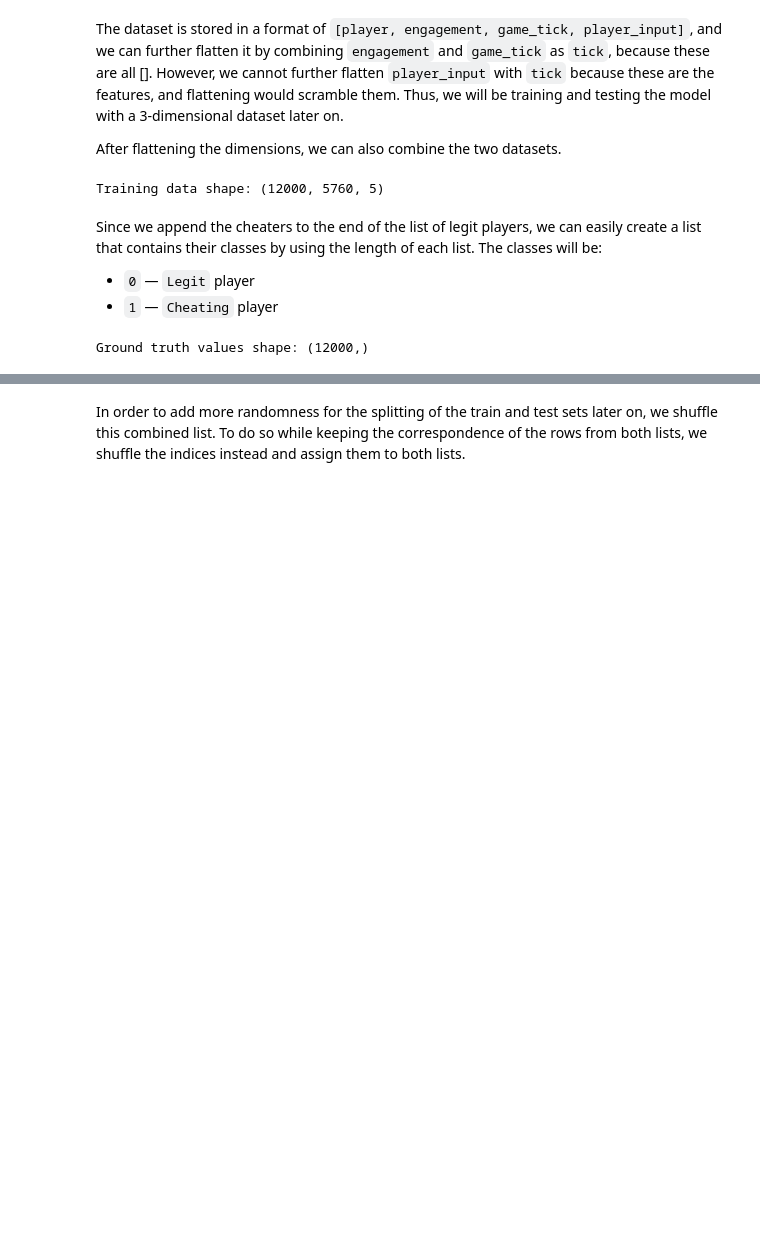
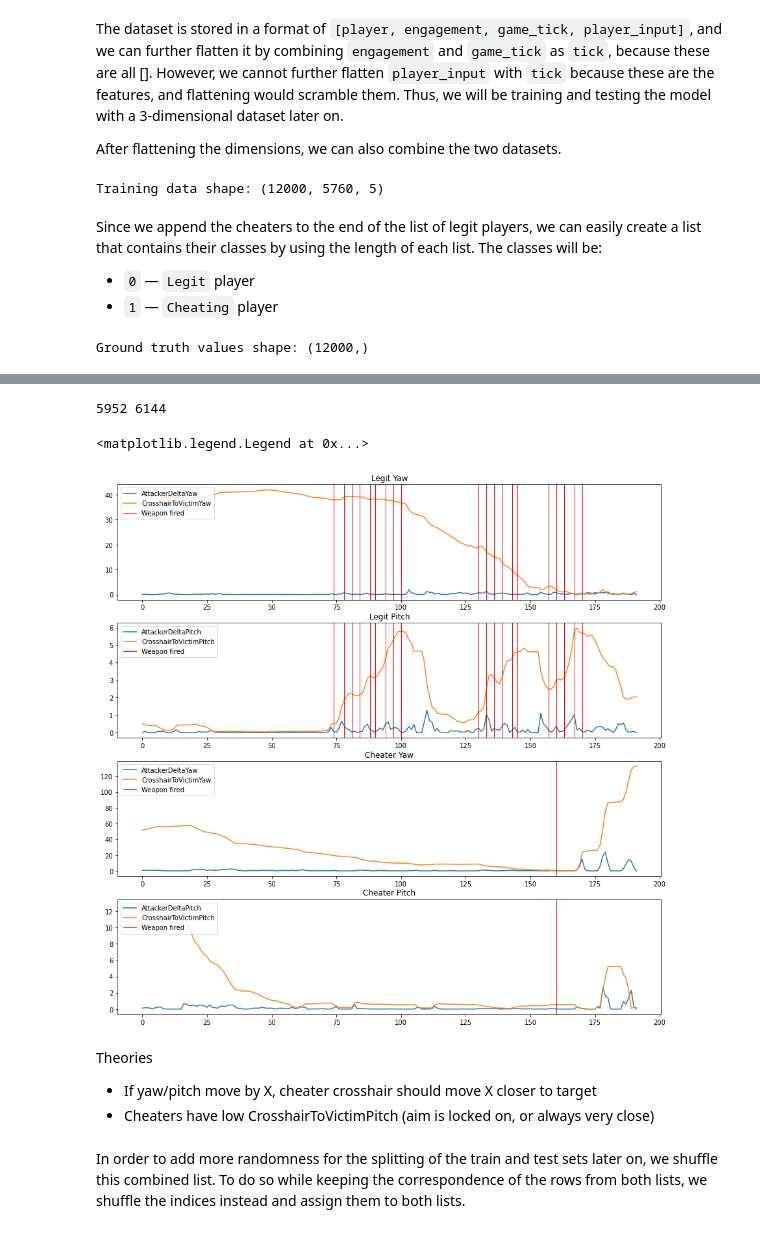
Before and after one commit to Janicon/stintsy-csgo, a Jupyter notebook: STINSTY MP.ipynb, the cells around one changed output, grey strips where cells are left out. Saved outputs shown, nothing was run; the diff lists cells and outputs as text; code cells hidden in the pictures; blank space fills up the shorter version.

```diff
--- a/STINSTY MP.ipynb
+++ b/STINSTY MP.ipynb
@@ -80,0 +166,3 @@ Ground truth values shape: (12000,)
+# %%
+legit_df = legit_df.abs()
+cheaters_df = cheaters_df.abs()
@@ -81,3 +193,69 @@ Ground truth values shape: (12000,)
+# %%
+#Choose which player (0 - 1999)
+player = 1
+
+# Choose which engagement (0 - 29)
+engagement = 1
+
+# Set index for retrieval
+start = (player * 5760) + (engagement * 192)
+end = (player * 5760) + ((engagement + 1) * 192)
+print(start, end)
+
+# Gets specific player engagement
+legit = legit_df.iloc[start:end]
+cheater = cheaters_df.iloc[start:end]
+
+# Converts timestamp to align with actual time instead of dataset
+if(start > 0):
+    legit.set_index((legit.index.get_level_values('Game Tick') / engagement - 192), 'Game Tick', inplace=True)
+    cheater.set_index((cheater.index.get_level_values('Game Tick') / engagement - 192), 'Game Tick', inplace=True)
+
+# Gets timestamps of when players fired
+legit_firing = legit[legit['Firing'] == 1]
+cheater_firing = cheater[cheater['Firing'] == 1]
+
+fig = plt.figure(figsize=(15,15))
+
+ax1 = fig.add_subplot(411)
+ax1.set_title('Legit Yaw')
+plt.plot(legit['AttackerDeltaYaw'], label='AttackerDeltaYaw')
+plt.plot(legit['CrosshairToVictimYaw'], label='CrosshairToVictimYaw')
+[plt.axvline(x, linewidth=1, color='r') for x in legit_firing.index.get_level_values('Game Tick')]
+ax1.lines[-1].set_label('Weapon fired')
+plt.legend(loc='upper left')
+
+ax2 = fig.add_subplot(412)
+ax2.set_title('Legit Pitch')
+plt.plot(legit['AttackerDeltaPitch'], label='AttackerDeltaPitch')
+plt.plot(legit['CrosshairToVictimPitch'], label='CrosshairToVictimPitch')
+[plt.axvline(x, linewidth=1, color='r') for x in legit_firing.index.get_level_values('Game Tick')]
+ax2.lines[-1].set_label('Weapon fired')
+plt.legend(loc='upper left')
+
+ax3 = fig.add_subplot(413)
+ax3.set_title('Cheater Yaw')
+plt.plot(cheater['AttackerDeltaYaw'], label='AttackerDeltaYaw')
+plt.plot(cheater['CrosshairToVictimYaw'], label='CrosshairToVictimYaw')
+[plt.axvline(x, linewidth=1, color='r') for x in cheater_firing.index.get_level_values('Game Tick')]
+ax3.lines[-1].set_label('Weapon fired')
+plt.legend(loc='upper left')
+
+ax4 = fig.add_subplot(414)
+ax4.set_title('Cheater Pitch')
+plt.plot(cheater['AttackerDeltaPitch'], label='AttackerDeltaPitch')
+plt.plot(cheater['CrosshairToVictimPitch'], label='CrosshairToVictimPitch')
+[plt.axvline(x, linewidth=1, color='r') for x in cheater_firing.index.get_level_values('Game Tick')]
+ax4.lines[-1].set_label('Weapon fired')
+plt.legend(loc='upper left')
+# %% [output]
+5952 6144
+<matplotlib.legend.Legend at 0x...>
+[figure, added]
+# %% [markdown]
+Theories
+- If yaw/pitch move by X, cheater crosshair should move X closer to target
+- Cheaters have low CrosshairToVictimPitch (aim is locked on, or always very close)
 # %% [markdown]
 In order to add more randomness for the splitting of the train and test sets later on, we shuffle this combined list. To do so while keeping the correspondence of the rows from both lists, we shuffle the indices instead and assign them to both lists.
 # %%
```
Also changed, not shown: parts of 16 cells of this notebook.
